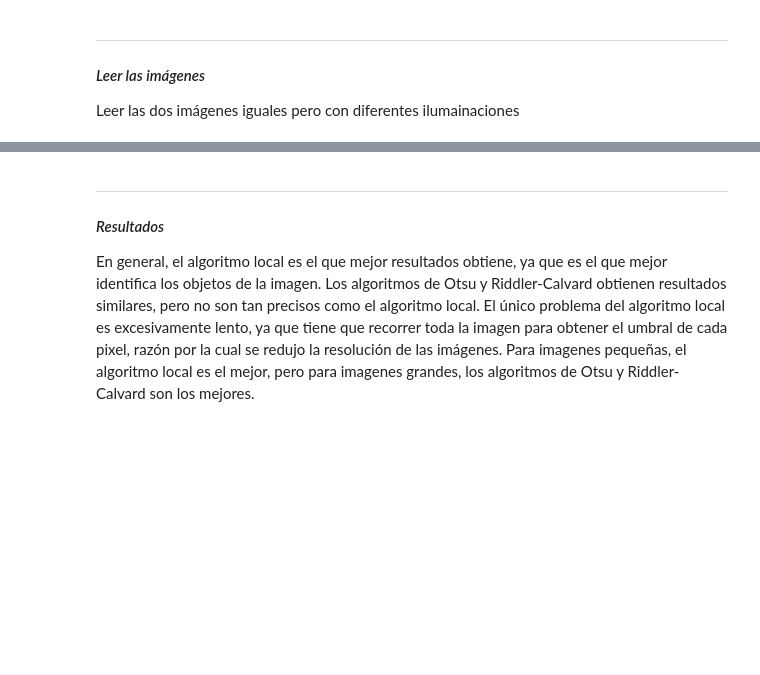
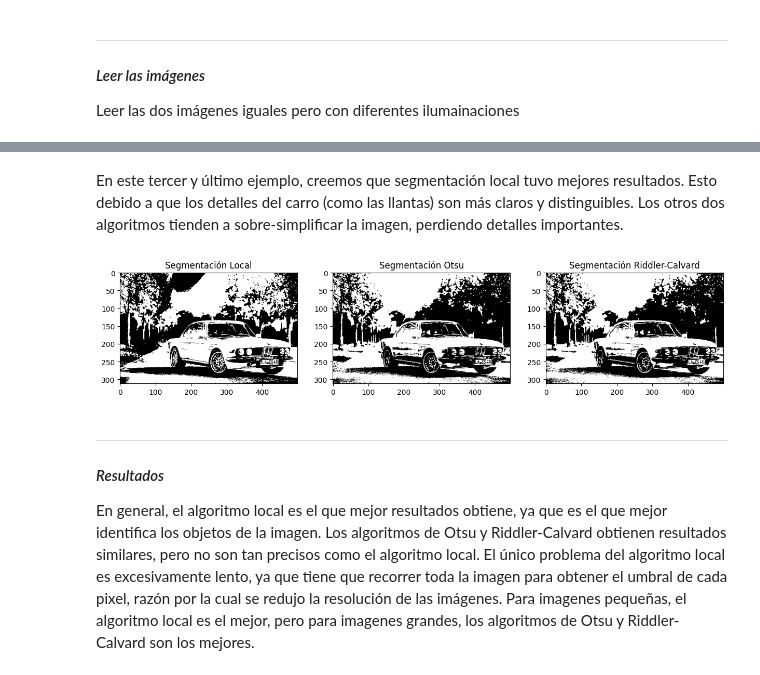
Before and after one commit to stefanoaragoni/computerVision_lista01, a Jupyter notebook: Lista01_Ejercicio4.ipynb, the cells around one changed output, grey strips where cells are left out. Saved outputs shown, nothing was run; the diff lists cells and outputs as text; code cells hidden in the pictures; blank space fills up the shorter version.

```diff
--- a/Lista01_Ejercicio4.ipynb
+++ b/Lista01_Ejercicio4.ipynb
@@ -204,3 +227,26 @@ riddlerCalvardBinarySegmentation(imgCS)
+# %% [markdown]
+En este tercer y último ejemplo, creemos que segmentación local tuvo mejores resultados. Esto debido a que los detalles del carro (como las llantas) son más claros y distinguibles. Los otros dos algoritmos tienden a sobre-simplificar la imagen, perdiendo detalles importantes.
+# %%
+img1 = localBinarySegmentation(imgCS)
+img2 = otsuBinarySegmentation(imgCS)
+img3 = riddlerCalvardBinarySegmentation(imgCS)
+
+
+plt.figure(figsize=(15, 5))
+plt.subplot(1, 3, 1)
+plt.imshow(img1, cmap='gray')
+plt.title('Segmentación Local')
+
+plt.subplot(1, 3, 2)
+plt.imshow(img2, cmap='gray')
+plt.title('Segmentación Otsu')
+
+plt.subplot(1, 3, 3)
+plt.imshow(img3, cmap='gray')
+plt.title('Segmentación Riddler-Calvard')
+plt.show()
+# %% [output]
+[figure, added]
 # %% [markdown]
 ____
 #### *Resultados*
```
Also changed, not shown: parts of 11 cells of this notebook.
